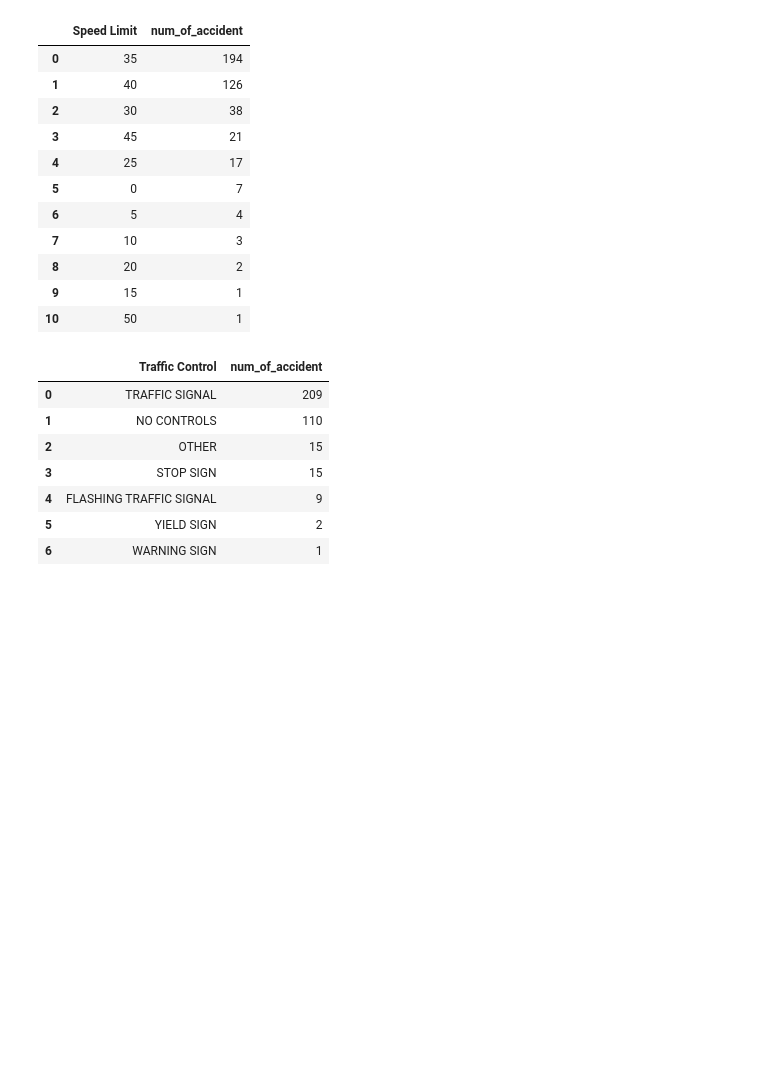
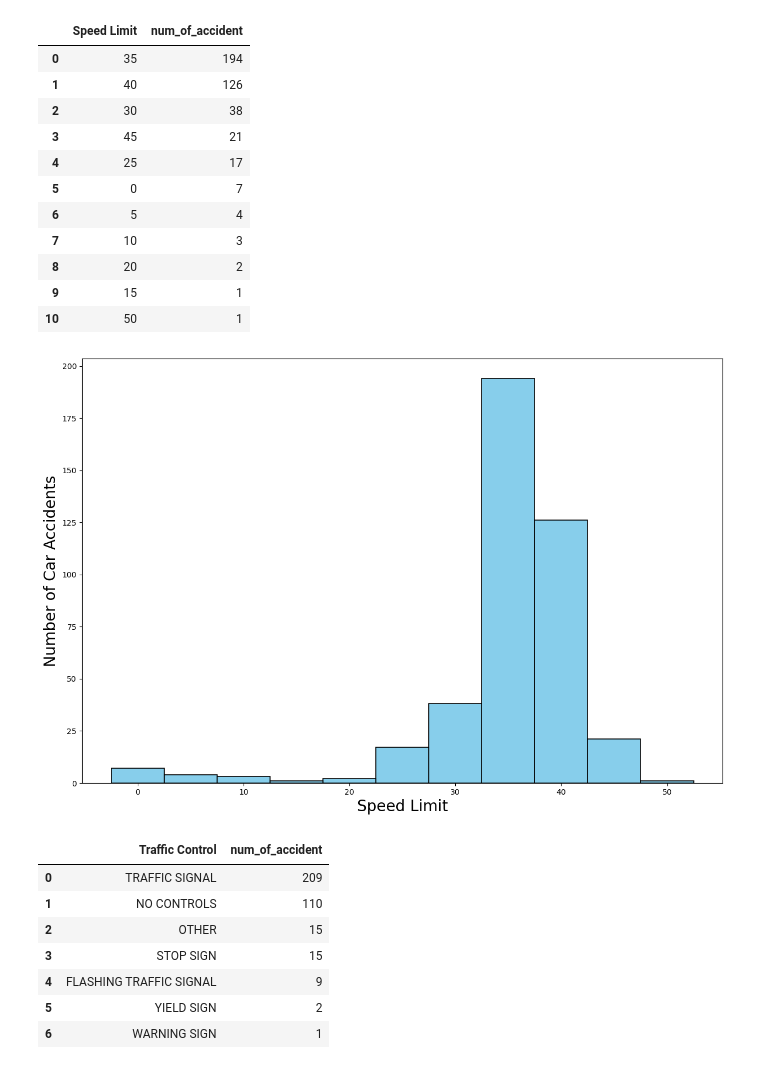
Before and after one commit to Sunjy0827/Columbia_Engineering_Data_Analytics_Project_1, a Jupyter notebook: Project I.ipynb, the cells around one changed output. Drawn from its saved outputs; the diff is of its cells as text; code cells hidden in the pictures; blank space fills up the shorter version.

```diff
--- a/Project I.ipynb
+++ b/Project I.ipynb
@@ -222,4 +256,14 @@ f2_grouped_sl_df
 | 8 | 20 | 2 |
 | 9 | 15 | 1 |
 | 10 | 50 | 1 |
+# %%
+# Bar Graph for Speed Limit
+plt.figure(figsize=(15, 10))
+plt.bar(f2_grouped_sl_df["Speed Limit"], f2_grouped_sl_df["num_of_accident"], edgecolor='black', linewidth=1.2, width = 5, color="skyblue")
+plt.xlabel("Speed Limit", fontsize = 20)
+plt.ylabel("Number of Car Accidents", fontsize = 20)
+plt.savefig("./Images/By_Speed_Limit_Bar_Graph.png")
+plt.show()
+# %% [output]
+[figure, added]
 # %%
```
Also changed, not shown: parts of 22 cells of this notebook, 18 other files.
